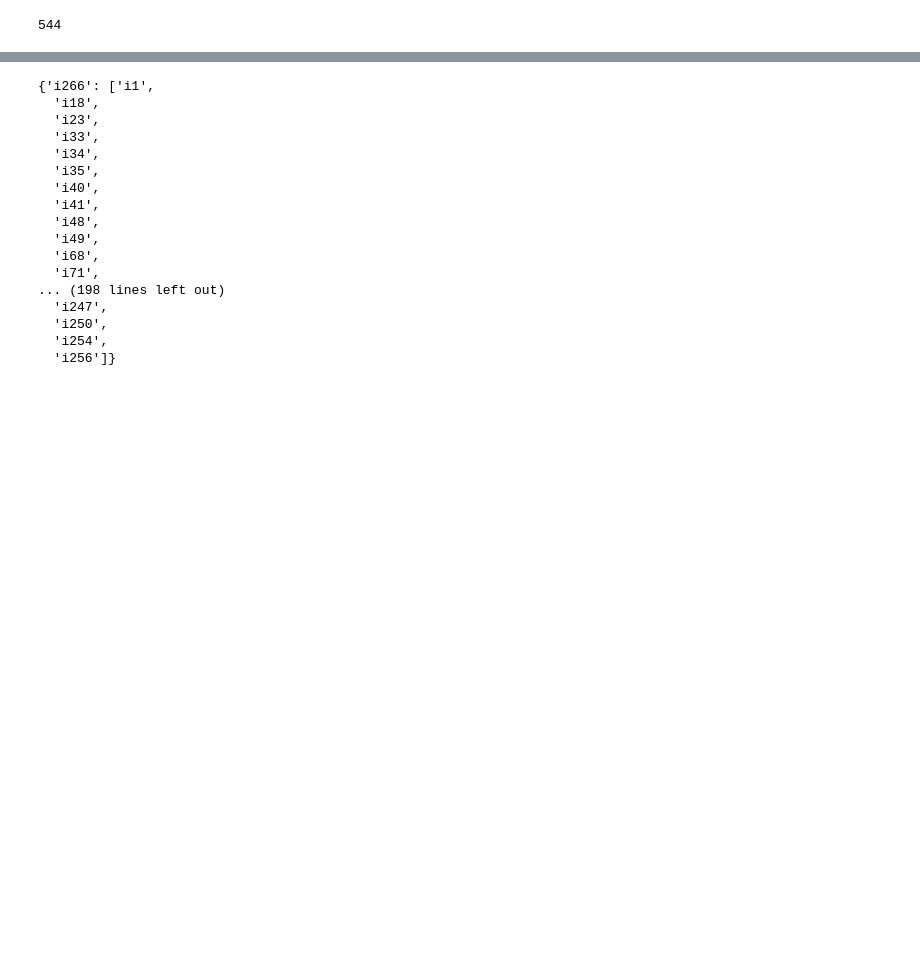
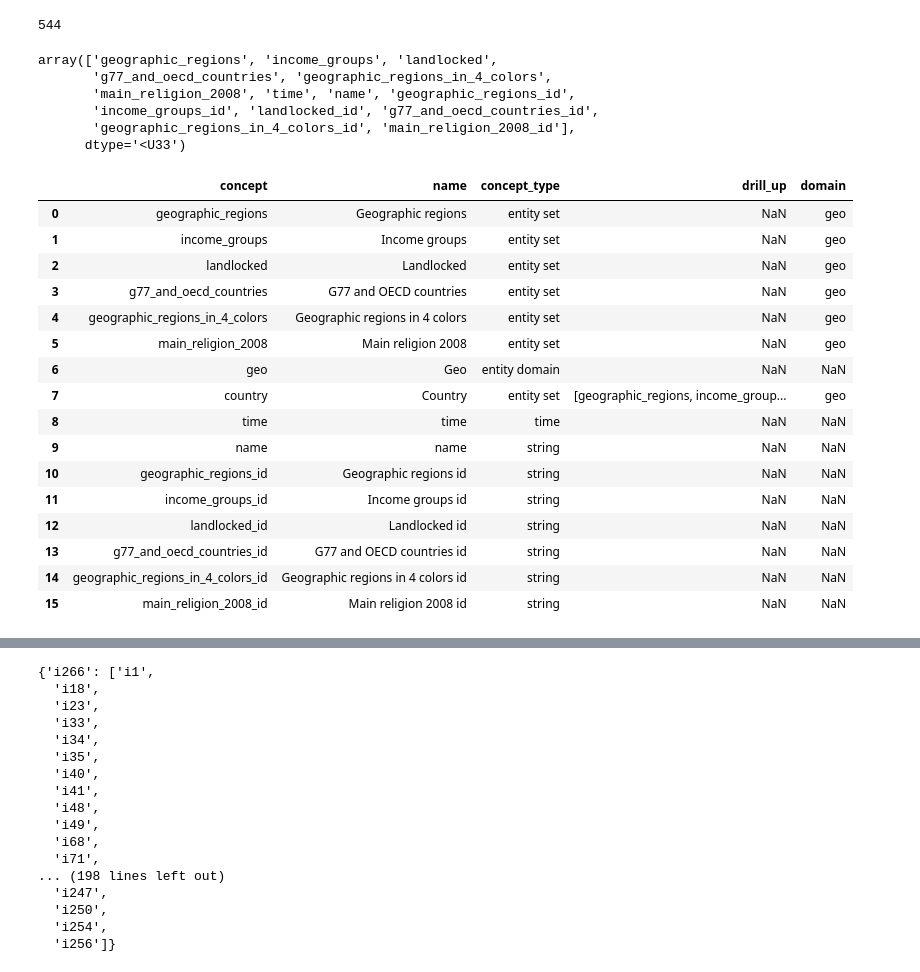
Before and after one commit to semio/ddf--gapminder--gapminder_world, a Jupyter notebook: waffle.ipynb, the cells around one changed output, grey strips where cells are left out. Saved outputs shown, nothing was run; the diff lists cells and outputs as text; code cells hidden in the pictures; blank space fills up the shorter version.

Commit message:
update concepts

```diff
--- a/waffle.ipynb
+++ b/waffle.ipynb
@@ -64,0 +74,47 @@ con2['concept_type'] = 'string'
+# %%
+dcl_ = np.r_[dcl, ['geo', 'country','time', 'name'], [x+'_id' for x in dcl]]
+dcl_2 = np.r_[gps.n.values, ['Geo', 'Country','Time', 'Name'], [x+' id' for x in gps.n.values]]
+# %%
+dcl_
+# %% [output]
+array(['geographic_regions', 'income_groups', 'landlocked',
+       'g77_and_oecd_countries', 'geographic_regions_in_4_colors',
+       'main_religion_2008', 'time', 'name', 'geographic_regions_id',
+       'income_groups_id', 'landlocked_id', 'g77_and_oecd_countries_id',
+       'geographic_regions_in_4_colors_id', 'main_religion_2008_id'],
+      dtype='<U33')
+# %%
+dc['concept'] = dcl_
+dc['name'] = dcl_2
+# %%
+dc['concept_type'] = 'string'
+dc.loc[:5, 'concept_type'] = 'entity set'
+dc.loc[6, 'concept_type'] = 'entity domain'
+dc.loc[7, 'concept_type'] = 'entity set'
+dc.loc[8, 'concept_type'] = 'time'
+# %%
+# dc['concept_type'] = 'string'
+dc.loc[:5, 'domain'] = 'geo'
+
+dc.loc[7, 'drill_up'] = dcl
+dc.loc[7, 'domain'] = 'geo'
+# %%
+dc
+# %% [output]
+|  | concept | name | concept_type | drill_up | domain |
+| 0 | geographic_regions | Geographic regions | entity set | NaN | geo |
+| 1 | income_groups | Income groups | entity set | NaN | geo |
+| 2 | landlocked | Landlocked | entity set | NaN | geo |
+| 3 | g77_and_oecd_countries | G77 and OECD countries | entity set | NaN | geo |
+| 4 | geographic_regions_in_4_colors | Geographic regions in 4 colors | entity set | NaN | geo |
+| 5 | main_religion_2008 | Main religion 2008 | entity set | NaN | geo |
+| 6 | geo | Geo | entity domain | NaN | NaN |
+| 7 | country | Country | entity set | [geographic_regions, income_group... | geo |
+| 8 | time | time | time | NaN | NaN |
+| 9 | name | name | string | NaN | NaN |
+| 10 | geographic_regions_id | Geographic regions id | string | NaN | NaN |
+| 11 | income_groups_id | Income groups id | string | NaN | NaN |
+| 12 | landlocked_id | Landlocked id | string | NaN | NaN |
+| 13 | g77_and_oecd_countries_id | G77 and OECD countries id | string | NaN | NaN |
+| 14 | geographic_regions_in_4_colors_id | Geographic regions in 4 colors id | string | NaN | NaN |
+| 15 | main_religion_2008_id | Main religion 2008 id | string | NaN | NaN |
```
Also changed, not shown: parts of 12 cells of this notebook, 2 other files.
